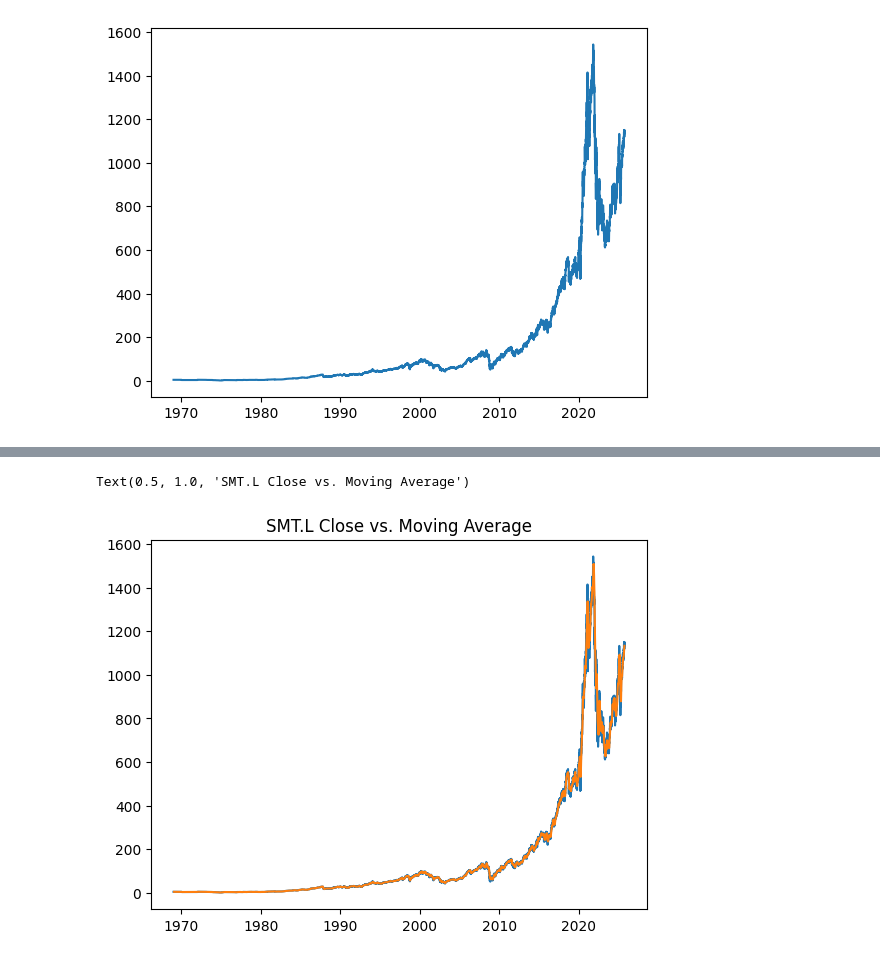
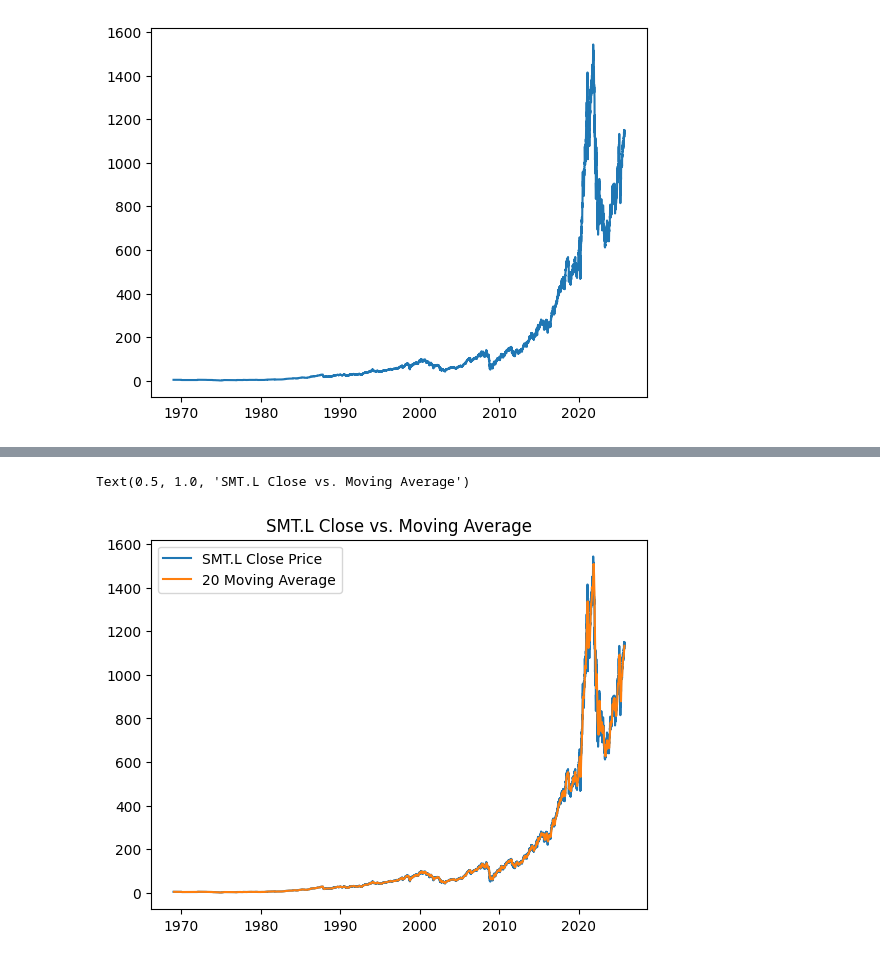
Before and after one commit to nucleartoby/trTesting, a Jupyter notebook: MA_Strat.ipynb, the cells around one changed output, grey strips where cells are left out. Saved outputs shown, nothing was run; the diff lists cells and outputs as text; code cells hidden in the pictures.

Commit message:
defined functions and created new plots for strat

```diff
--- a/MA_Strat.ipynb
+++ b/MA_Strat.ipynb
@@ -31,15 +31,15 @@ df
 # %%
 TICKER = 'SMT.L'
 
 WINDOW = (20)
 
 df = yf.Ticker(TICKER).history(period="max")
 df['MA'] = df['Close'].rolling(WINDOW).mean()
 
 plt.plot(df['Close'])
 plt.plot(df['MA'])
-plt.legend([f'TICKER' Close Price])
+plt.legend([f'{TICKER} Close Price', f'{WINDOW} Moving Average'])
 plt.title(f'{TICKER} Close vs. Moving Average')
 # %% [output]
 Text(0.5, 1.0, 'SMT.L Close vs. Moving Average')
-[figure, old version]
+[figure, new version]
```
Also changed, not shown: parts of 4 cells of this notebook.
